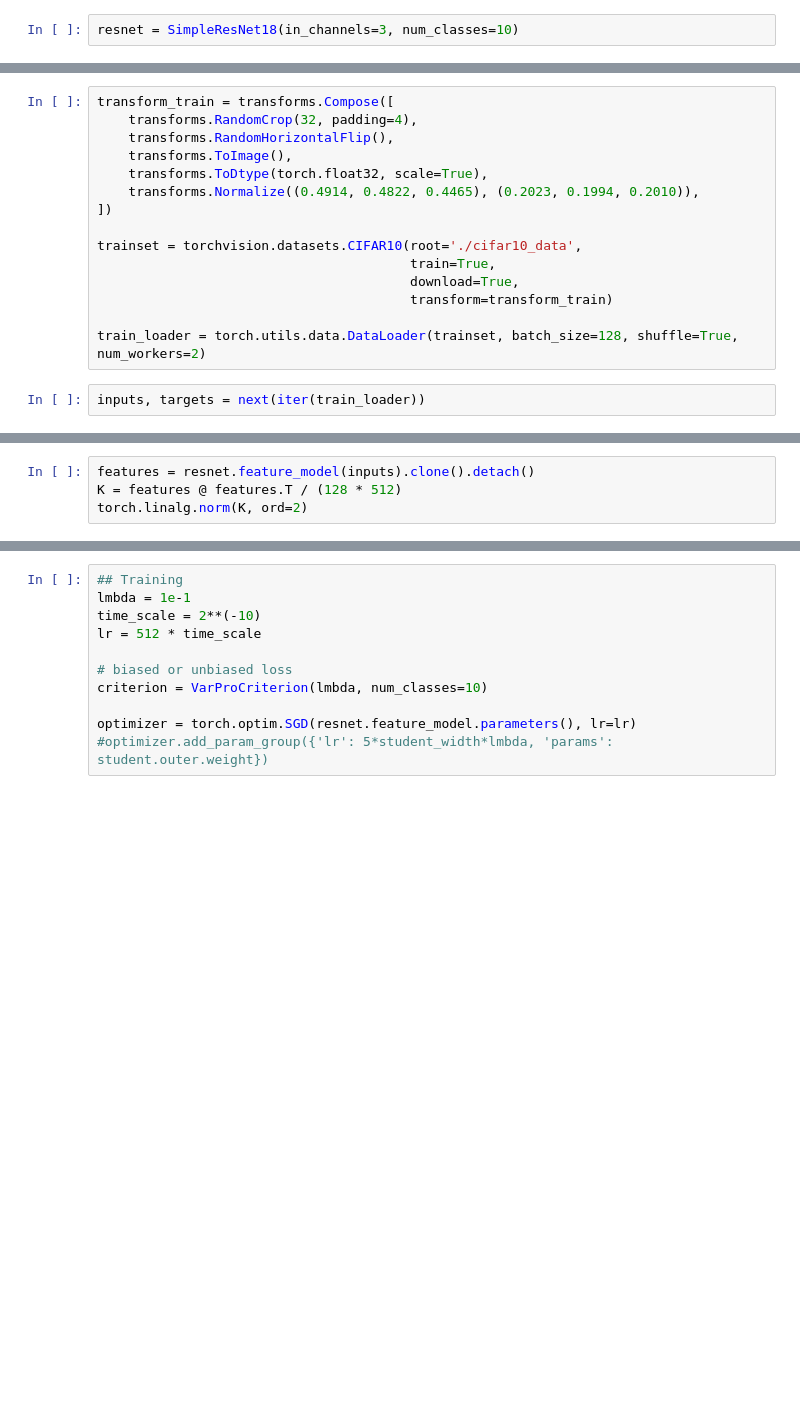
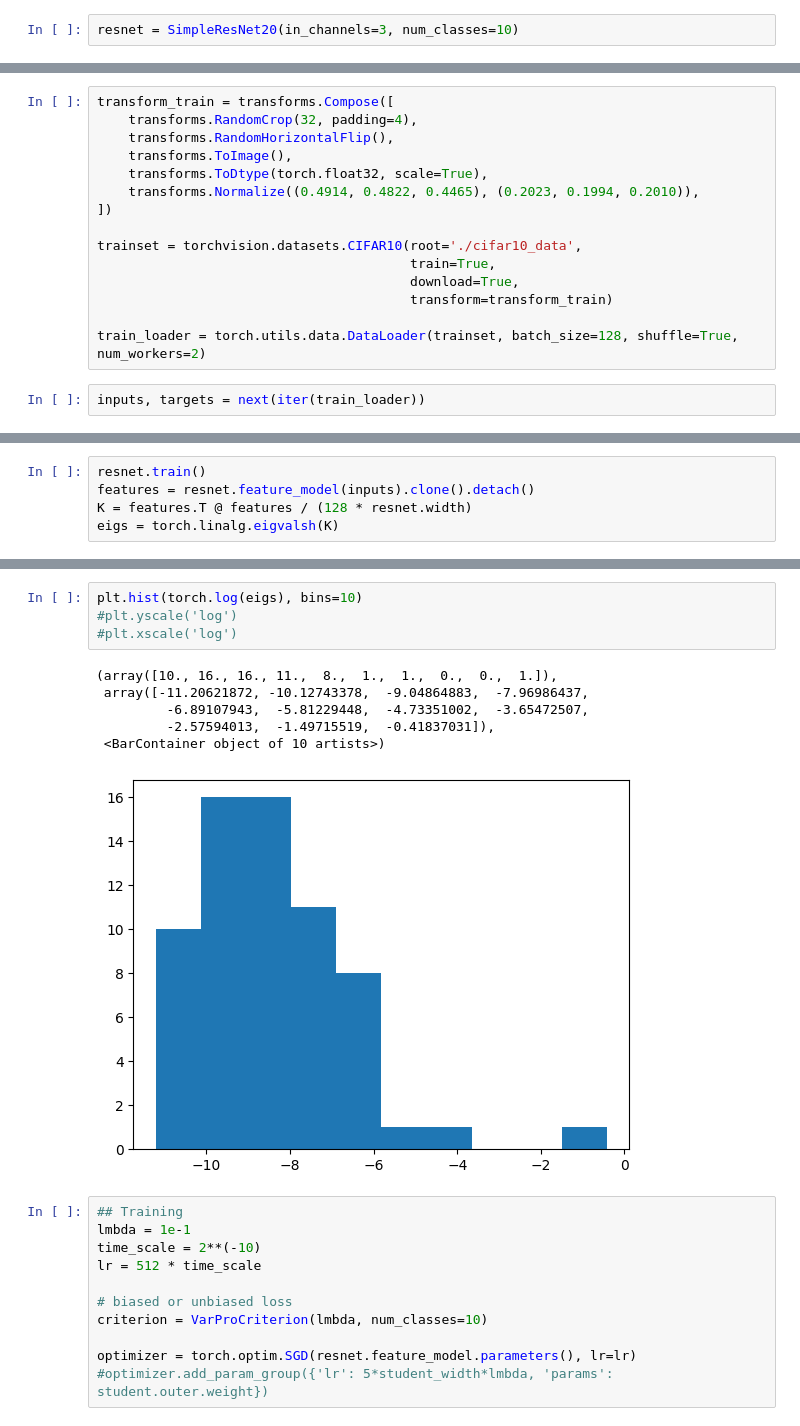
Before and after one commit to rbarboni/VarPro, a Jupyter notebook: VarPro_resnet/Experiment.ipynb, the cells around one changed output, grey strips where cells are left out. Cells and saved outputs as stored; diff of their text form; blank space fills up the shorter version.

```diff
--- a/VarPro_resnet/Experiment.ipynb
+++ b/VarPro_resnet/Experiment.ipynb
@@ -10,7 +10,7 @@ from torchinfo import summary
 # %% [output]
 WARNING: using cpu, computation may be slow !
 # %%
-resnet = SimpleResNet18(in_channels=3, num_classes=10)
+resnet = SimpleResNet20(in_channels=3, num_classes=10)
 # %%
 summary(resnet, input_size=(128, 3, 32, 32))
 # %% [output]
@@ -81,4 +51,5 @@ Conv2d(64, 16, kernel_size=(3, 3), stride=(1, 1), padding=(1, 1), bias=False)
 # %%
+resnet.train()
 features = resnet.feature_model(inputs).clone().detach()
-K = features @ features.T / (128 * 512)
-torch.linalg.norm(K, ord=2)
+K = features.T @ features / (128 * resnet.width)
+eigs = torch.linalg.eigvalsh(K)
@@ -87,3 +70,14 @@ tensor(5.2625)
+# %%
+plt.hist(torch.log(eigs), bins=10)
+#plt.yscale('log')
+#plt.xscale('log')
+# %% [output]
+(array([10., 16., 16., 11.,  8.,  1.,  1.,  0.,  0.,  1.]),
+ array([-11.20621872, -10.12743378,  -9.04864883,  -7.96986437,
+         -6.89107943,  -5.81229448,  -4.73351002,  -3.65472507,
+         -2.57594013,  -1.49715519,  -0.41837031]),
+ <BarContainer object of 10 artists>)
+[figure, added]
 # %%
 ## Training
 lmbda = 1e-1
```
Also changed, not shown: parts of 6 cells of this notebook, 4 other files.
